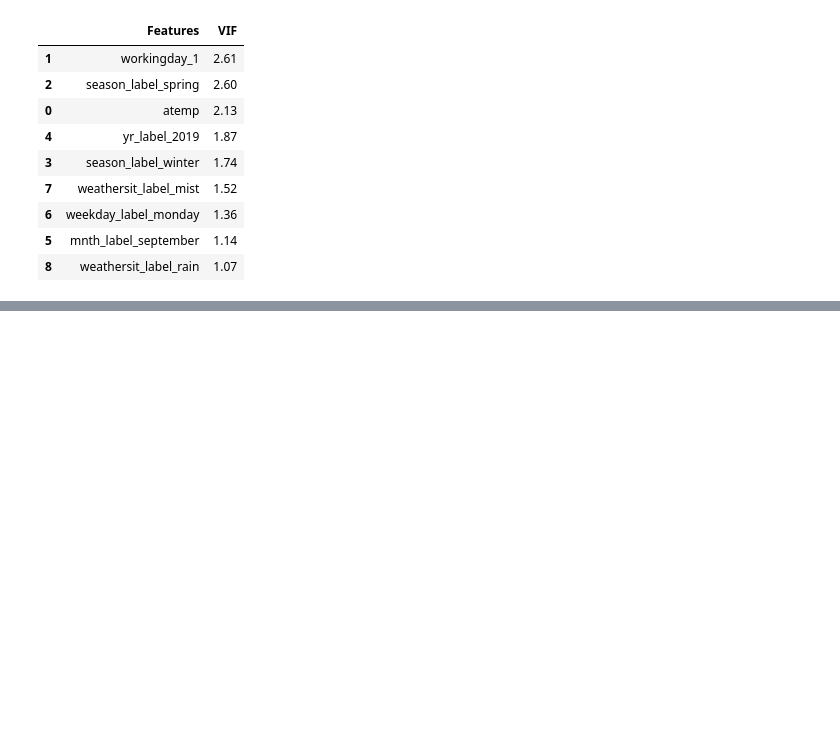
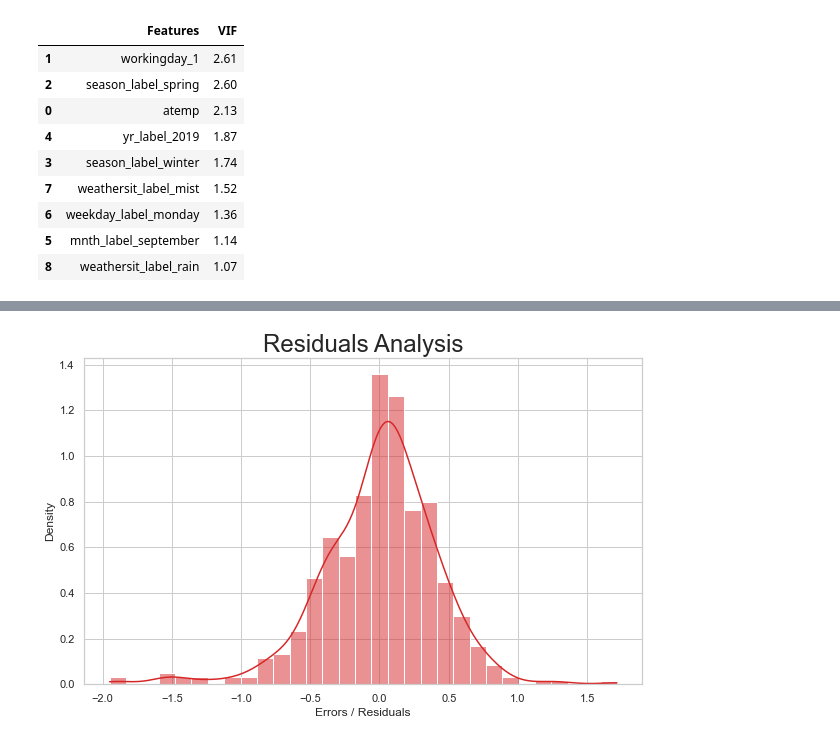
Before and after one commit to AbhishekKumar-0311/ML-BikeSharing-Demand-Prediction, a Jupyter notebook: Bike_Sharing.ipynb, the cells around one changed output, grey strips where cells are left out. Saved outputs shown, nothing was run; the diff lists cells and outputs as text; code cells hidden in the pictures; blank space fills up the shorter version.

```diff
--- a/Bike_Sharing.ipynb
+++ b/Bike_Sharing.ipynb
@@ -1137,0 +1181,7 @@ vif()
+# %%
+y_train_pred = res.predict(X_train_cn)
+# y_train_pred.head()
+# %%
+# Calculating the residuals
+
+residuals = (y_train - y_train_pred)
@@ -1137,0 +1195,9 @@ vif()
+# %%
+# Plot the histogram of the error terms/residuals
+
+plt.figure(figsize=(10,6))
+sns.histplot(residuals, stat="density", kde=True, color='#d62728')
+plt.title('Residuals Analysis', fontsize = 24)                 # Plot heading
+plt.xlabel('Errors / Residuals', fontsize = 12);                    # X-label
+# %% [output]
+[figure, added]
```
Also changed, not shown: parts of 56 cells of this notebook.
